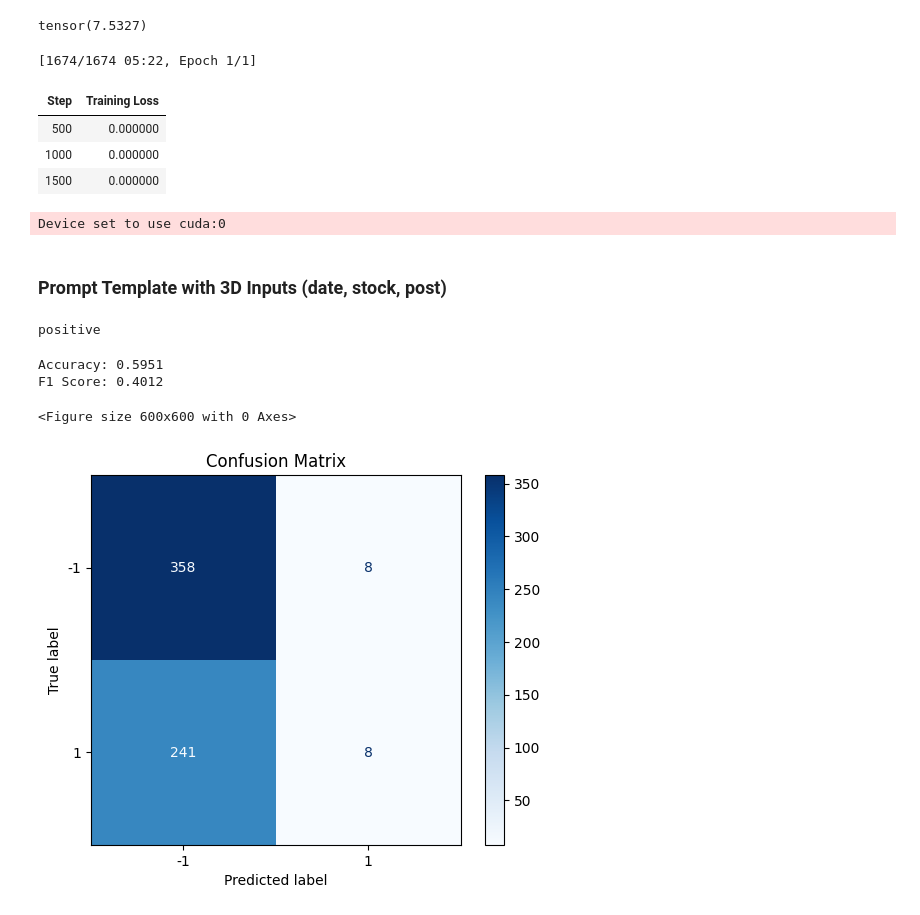
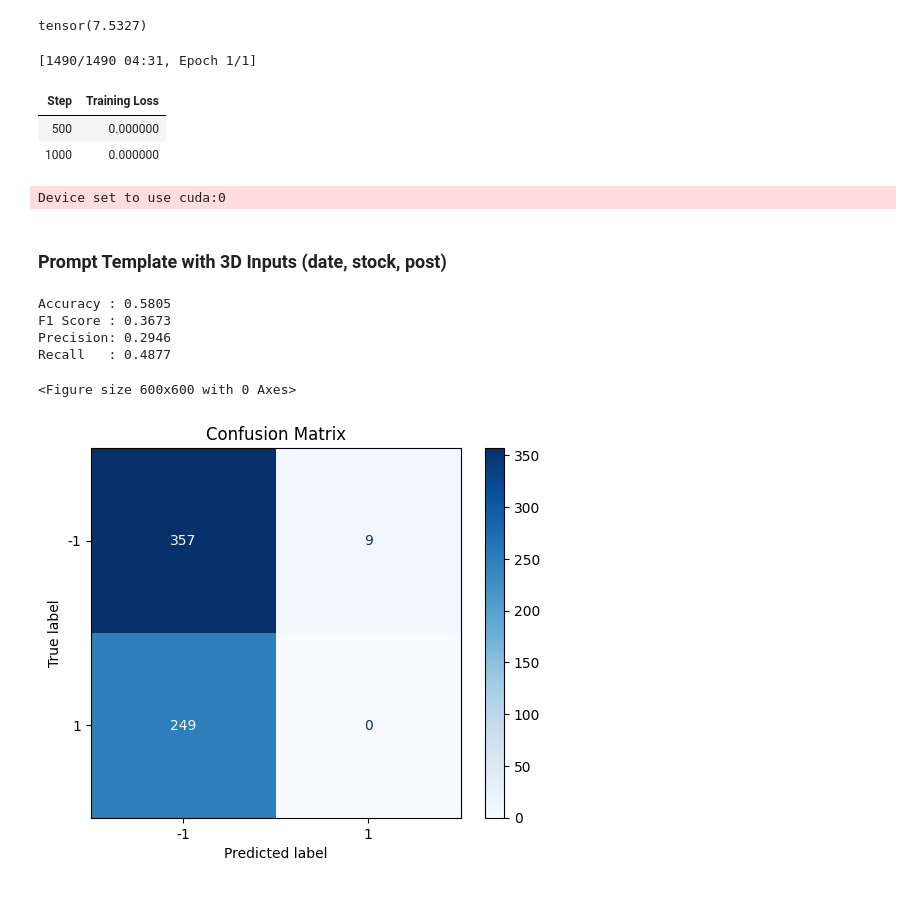
Before and after one commit to CKZ1107/COMP6713-NLP, a Jupyter notebook: flant5.ipynb, the cells around one changed output. Saved outputs shown, nothing was run; the diff lists cells and outputs as text; code cells hidden in the pictures.

```diff
--- a/flant5.ipynb
+++ b/flant5.ipynb
@@ -93,9 +88,9 @@ df = pd.read_csv(dataset_path)
 train_datasets, val_datasets, test_datasets = get_split_datasets(
     df, labels=label_list, use_wordnet=use_wordnet, max_chunk_length=max_chunk_length, max_chunks=max_chunks
 )
-train_loader, train_df = train_datasets
-val_loader, val_df = val_datasets
-test_loader, test_df = test_datasets
+_, train_df = train_datasets
+_, val_df = val_datasets
+_, test_df = test_datasets
 num_stocks = len(df[stock].unique())
 # %% [output]
 Train set: 2979 examples
@@ -190,14 +200,12 @@ tensor(7.5327)
 # %%
 # Training arguments
 training_args = TrainingArguments(
-    #per_device_train_batch_size=2,
-    #per_device_eval_batch_size=2,
+    per_device_train_batch_size=2,
+    per_device_eval_batch_size=2,
     num_train_epochs=1,
     logging_dir="./logs",
     save_strategy="no",
     eval_strategy="no",
-    #eval_steps=100,
-    #save_steps=500,
     output_dir="./lora-checkpoints",
     label_names=["labels"],
     fp16=True,
@@ -209,8 +217,8 @@ training_args = TrainingArguments(
 trainer = Trainer(
     model=model,
     args=training_args,
-    train_dataset=train_data,
-    eval_dataset=eval_data,
+    train_dataset=tokenized_train,
+    eval_dataset=tokenized_val,
     tokenizer=tokenizer,
 )
 
@@ -227,11 +235,10 @@ model = model.merge_and_unload()
 
 pipe = pipeline("text2text-generation", model=model, tokenizer=tokenizer, max_new_tokens=512)
 # %% [output]
-[1674/1674 05:22, Epoch 1/1]
+[1490/1490 04:31, Epoch 1/1]
 | Step | Training Loss |
 | 500 | 0.000000 |
 | 1000 | 0.000000 |
-| 1500 | 0.000000 |
 Device set to use cuda:0
 # %% [markdown]
 ### Prompt Template with 3D Inputs (date, stock, post)
@@ -276,7 +283,7 @@ def classify_with_voting(row, n_votes=3):
             response = chain.invoke({
                 "date": str(row[date]),
                 "stock": row[stock][:450],
-                "post": row[post]
+                "post": row[post][:512]
             })
 
             if "text" in response:
@@ -297,44 +304,45 @@ def classify_with_voting(row, n_votes=3):
         return majority
     else:
         return "unknown"
-# %%
-result = classify_with_voting(test_df.iloc[1])
-print(result)
-# %% [output]
-positive
 # %%
 test_df["majority_sentiment"] = test_df.apply(classify_with_voting, axis=1)
 # %%
 def map_prediction_to_label(prediction_str):
     pred = prediction_str.strip().lower()
-    #print(pred)
-    if "increase" in pred:
+    if "positive" in pred:
         return 1
-    elif "negative" or "decrease" in pred:
+    elif "negative" in pred:
         return -1
     else:
         return None
 # %%
 y_true = test_df["label"]
 y_pred = test_df["majority_sentiment"].apply(map_prediction_to_label)
 
+# Metrics
 accuracy = accuracy_score(y_true, y_pred)
 f1 = f1_score(y_true, y_pred, average="macro")
+precision = precision_score(y_true, y_pred, average="macro")
+recall = recall_score(y_true, y_pred, average="macro")
 
-print(f"Accuracy: {accuracy:.4f}")
-print(f"F1 Score: {f1:.4f}")
+print(f"Accuracy : {accuracy:.4f}")
+print(f"F1 Score : {f1:.4f}")
+print(f"Precision: {precision:.4f}")
+print(f"Recall   : {recall:.4f}")
 
 labels = [-1, 1]
 
 cm = confusion_matrix(y_true, y_pred, labels=labels)
 disp = ConfusionMatrixDisplay(confusion_matrix=cm, display_labels=labels)
 
 plt.figure(figsize=(6, 6))
 disp.plot(cmap="Blues", values_format="d")
 plt.title("Confusion Matrix")
 plt.show()
 # %% [output]
-Accuracy: 0.5951
-F1 Score: 0.4012
+Accuracy : 0.5805
+F1 Score : 0.3673
+Precision: 0.2946
+Recall   : 0.4877
 <Figure size 600x600 with 0 Axes>
-[figure, old version]
+[figure, new version]
```
Also changed, not shown: parts of 6 cells of this notebook.
